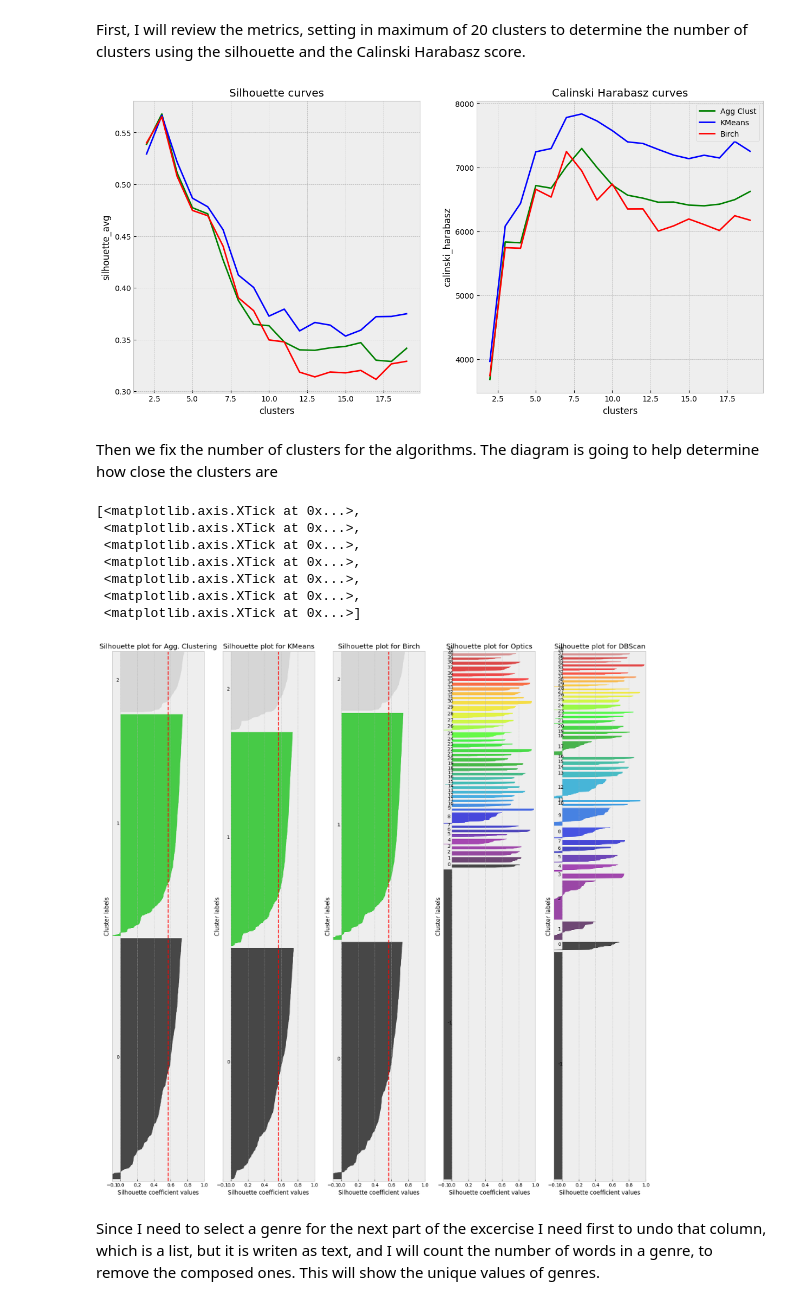
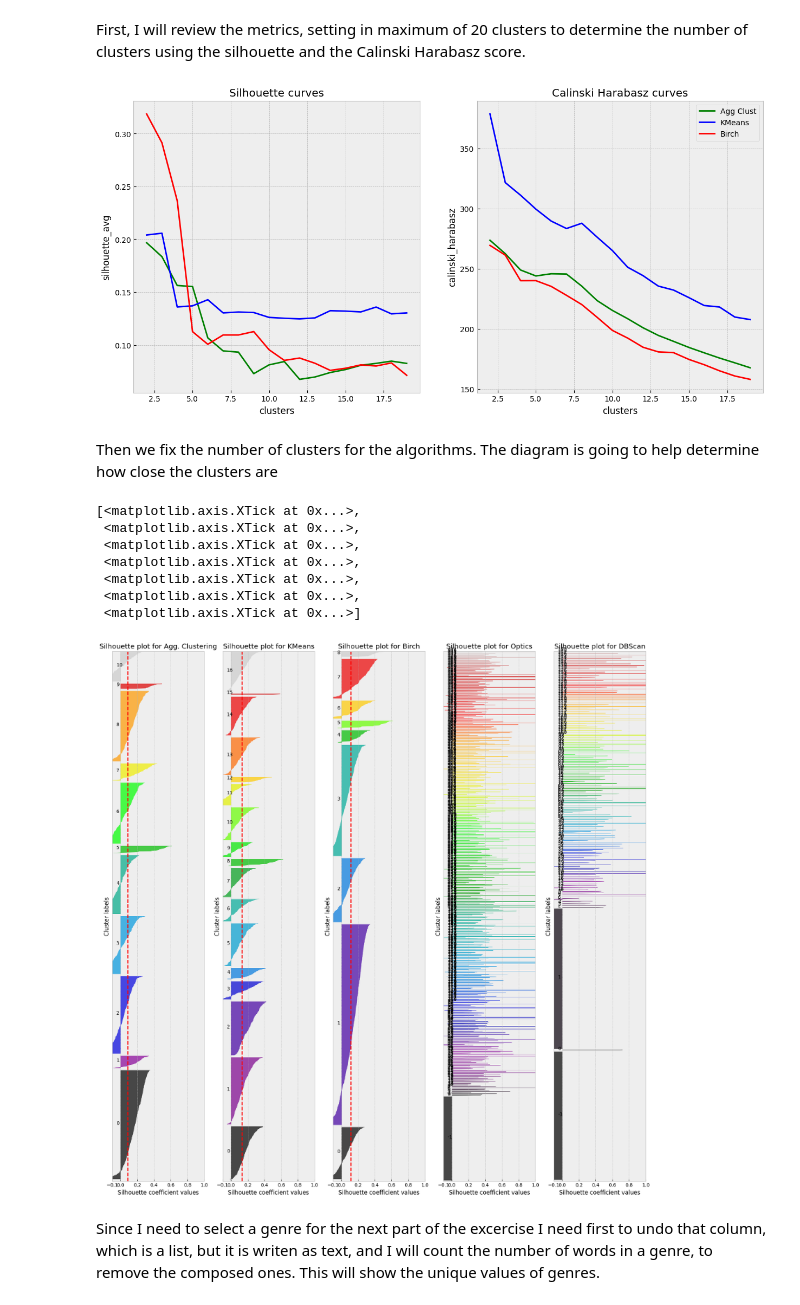
Before and after one commit to krikorantranik/Work, a Jupyter notebook: QuickUnsClustering.ipynb, the cells around one changed output. Saved outputs shown, nothing was run; the diff lists cells and outputs as text; code cells hidden in the pictures.

```diff
--- a/QuickUnsClustering.ipynb
+++ b/QuickUnsClustering.ipynb
@@ -60,6 +61,6 @@ From this dataset I will select the sound attributes of the songs. I am also sav
 # %%
 dataset = dataset.set_index('track_id')
 dataset = dataset.dropna()
-metadata = dataset[['track_name','album','artist_id','artist_name','artist_genres']]
-dataset = dataset[['danceability','energy','key','loudness','speechiness','acousticness','instrumentalness','liveness','valence','tempo']]
+metadata = dataset[['track_name','album','artist_id','artist_name','artist_genres','year']]
+dataset = dataset[['danceability','energy','key','loudness','speechiness','acousticness','instrumentalness','liveness','valence','tempo','duration_ms','time_signature']]
 # %% [markdown]
@@ -67,6 +68,6 @@ The following code defines a PCA analysis to reduce the number of variables (mig
 # %%
 def varred(simio):
- scaler = PCA(n_components=0.99, svd_solver='full')
+ scaler = PCA(n_components=0.85, svd_solver='full')
  resultsWordstrans = simio.copy()
  resultsWordstrans = scaler.fit_transform(resultsWordstrans)
  resultsWordstrans = pd.DataFrame(resultsWordstrans)
@@ -74,6 +75,17 @@ def varred(simio):
  resultsWordstrans.columns = resultsWordstrans.columns.astype(str)
  return resultsWordstrans
 
-datasetR = varred(dataset)
+def properscaler(simio):
+ scaler = StandardScaler()
+ resultsWordstrans = scaler.fit_transform(simio)
+ resultsWordstrans = pd.DataFrame(resultsWordstrans)
+ resultsWordstrans.index = simio.index
+ resultsWordstrans.columns = simio.columns
+ return resultsWordstrans
+
+
+
+datasetR = properscaler(dataset)
+datasetR = varred(datasetR)
 datasetR.head(10)
 # %% [output]
@@ -134,13 +146,13 @@ ax_ch.set_ylabel('calinski_harabasz')
 ax_ch.legend(loc="upper right")
 plt.show()
 # %% [output]
-[figure, old version]
+[figure, new version]
 # %% [markdown]
 Then we fix the number of clusters for the algorithms. The diagram is going to help determine how close the clusters are
 # %%
-ncl_AggCl = 3
-ncl_KMeans = 3
-ncl_Birch = 3
+ncl_AggCl = 11
+ncl_KMeans = 17
+ncl_Birch = 9
 
 X = datasetR.to_numpy(dtype='float')
 clusterer1 = AgglomerativeClustering(n_clusters=int(ncl_AggCl))
@@ -163,13 +175,13 @@ n_clusters3 = max(cluster_labels3)
 silhouette_avg3 = silhouette_score(X, cluster_labels3)
 sample_silhouette_values3 = silhouette_samples(X, cluster_labels3)
 
-clusterer4 = OPTICS(min_samples=10)
+clusterer4 = OPTICS(min_samples=2)
 cluster_labels4 = clusterer4.fit_predict(X)
 n_clusters4 = max(cluster_labels4)
 silhouette_avg4 = silhouette_score(X, cluster_labels4)
 sample_silhouette_values4 = silhouette_samples(X, cluster_labels4)
 
-clusterer5 = DBSCAN(eps=1, min_samples=10)
+clusterer5 = DBSCAN(eps=1, min_samples=2)
 cluster_labels5 = clusterer5.fit_predict(X)
 n_clusters5 = max(cluster_labels5)
 silhouette_avg5 = silhouette_score(X, cluster_labels5)
@@ -300,34 +312,34 @@ y_lower = 10
 for i in range(min(cluster_labels5),max(cluster_labels5)+1):
  ith_cluster_silhouette_values = sample_silhouette_values5[cluster_labels5 == i]
  ith_cluster_silhouette_values.sort()
  size_cluster_i = ith_cluster_silhouette_values.shape[0]
  y_upper = y_lower + size_cluster_i
  color = cm.nipy_spectral(float(i) / n_clusters5)
  ax5.fill_betweenx(
   np.arange(y_lower, y_upper),
   0,
   ith_cluster_silhouette_values,
   facecolor=color,
   edgecolor=color,
   alpha=0.7,
  )
  ax5.text(-0.05, y_lower + 0.5 * size_cluster_i, str(i))
  y_lower = y_upper + 10  # 10 for the 0 samples
 ax5.set_title("Silhouette plot for DBScan")
 ax5.set_xlabel("Silhouette coefficient values")
 ax5.set_ylabel("Cluster labels")
 ax5.axvline(x=silhouette_avg5, color="red", linestyle="--")
 ax5.set_yticks([])  # Clear the yaxis labels / ticks
 ax5.set_xticks([-0.1, 0, 0.2, 0.4, 0.6, 0.8, 1])
 # %% [output]
 [<matplotlib.axis.XTick at 0x...>,
  <matplotlib.axis.XTick at 0x...>,
  <matplotlib.axis.XTick at 0x...>,
  <matplotlib.axis.XTick at 0x...>,
  <matplotlib.axis.XTick at 0x...>,
  <matplotlib.axis.XTick at 0x...>,
  <matplotlib.axis.XTick at 0x...>]
-[figure, old version]
+[figure, new version]
 # %% [markdown]
 Since I need to select a genre for the next part of the excercise I need first to undo that column, which is a list, but it is writen as text, and I will count the number of words in a genre, to remove the composed ones. This will show the unique values of genres.
 # %%
```
Also changed, not shown: parts of 12 cells of this notebook.
